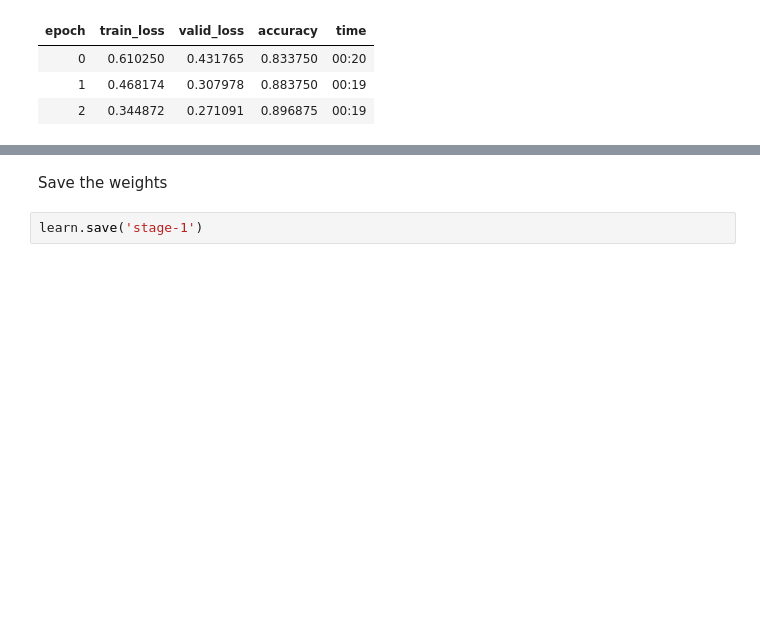
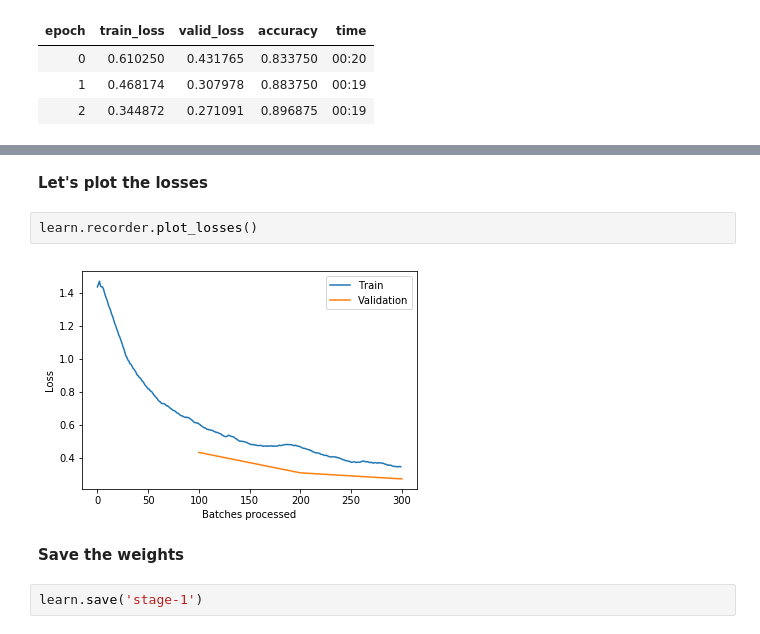
Before and after one commit to rohitgr7/midas-task, a Jupyter notebook: CV_problem/classification.ipynb, the cells around one changed output, grey strips where cells are left out. Saved outputs shown, nothing was run; the diff lists cells and outputs as text; blank space fills up the shorter version.

```diff
--- a/CV_problem/classification.ipynb
+++ b/CV_problem/classification.ipynb
@@ -299,5 +318,11 @@ Total time: 00:59
+# %% [markdown]
+**Let's plot the losses**
+# %%
+learn.recorder.plot_losses()
+# %% [output]
+[figure, added]
 # %% [markdown]
-Save the weights
+**Save the weights**
 # %%
 learn.save('stage-1')
 # %% [markdown]
```
Also changed, not shown: parts of 11 cells of this notebook.
